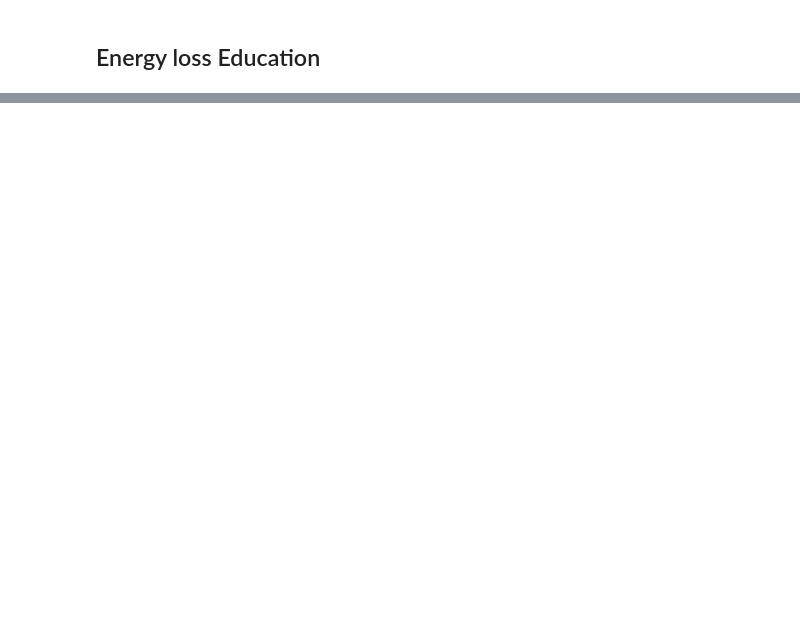
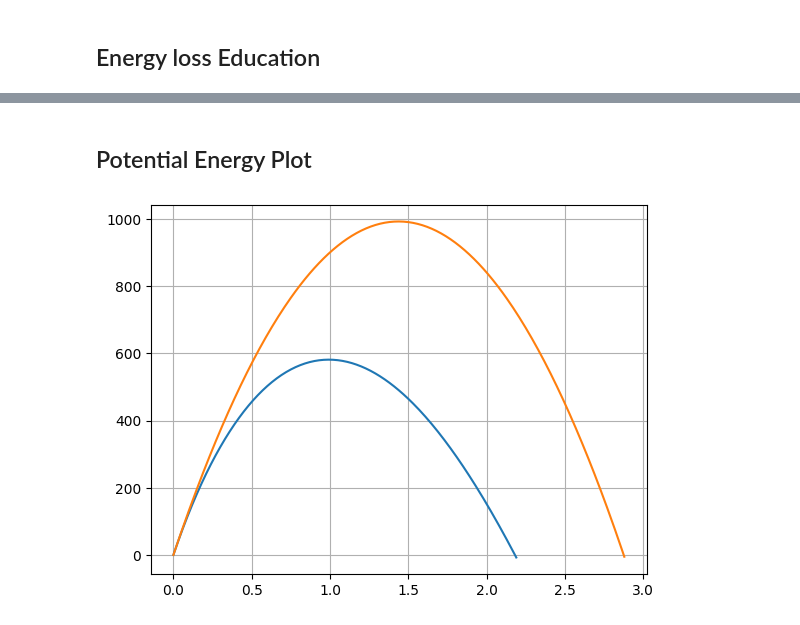
Before and after one commit to deepak-simulations/projectile-simulation-, a Jupyter notebook: analysis.ipynb, the cells around one changed output, grey strips where cells are left out. Saved outputs shown, nothing was run; the diff lists cells and outputs as text; code cells hidden in the pictures; blank space fills up the shorter version.

```diff
--- a/analysis.ipynb
+++ b/analysis.ipynb
@@ -114,0 +170,12 @@ print(f" Energy loss {energy_loss:.2f} jule")
+# %% [markdown]
+##  Potential Energy Plot
+# %%
+plt.plot(result["inst_time"],result["Potential_Energy"])
+plt.plot(result2["inst_time"],result2["Potential_Energy"])
+plt.xlabel = "time"
+plt.ylabel = "Potential_energy"
+
+plt.grid()
+plt.show()
+# %% [output]
+[figure, added]
```
Also changed, not shown: parts of 8 cells of this notebook.
